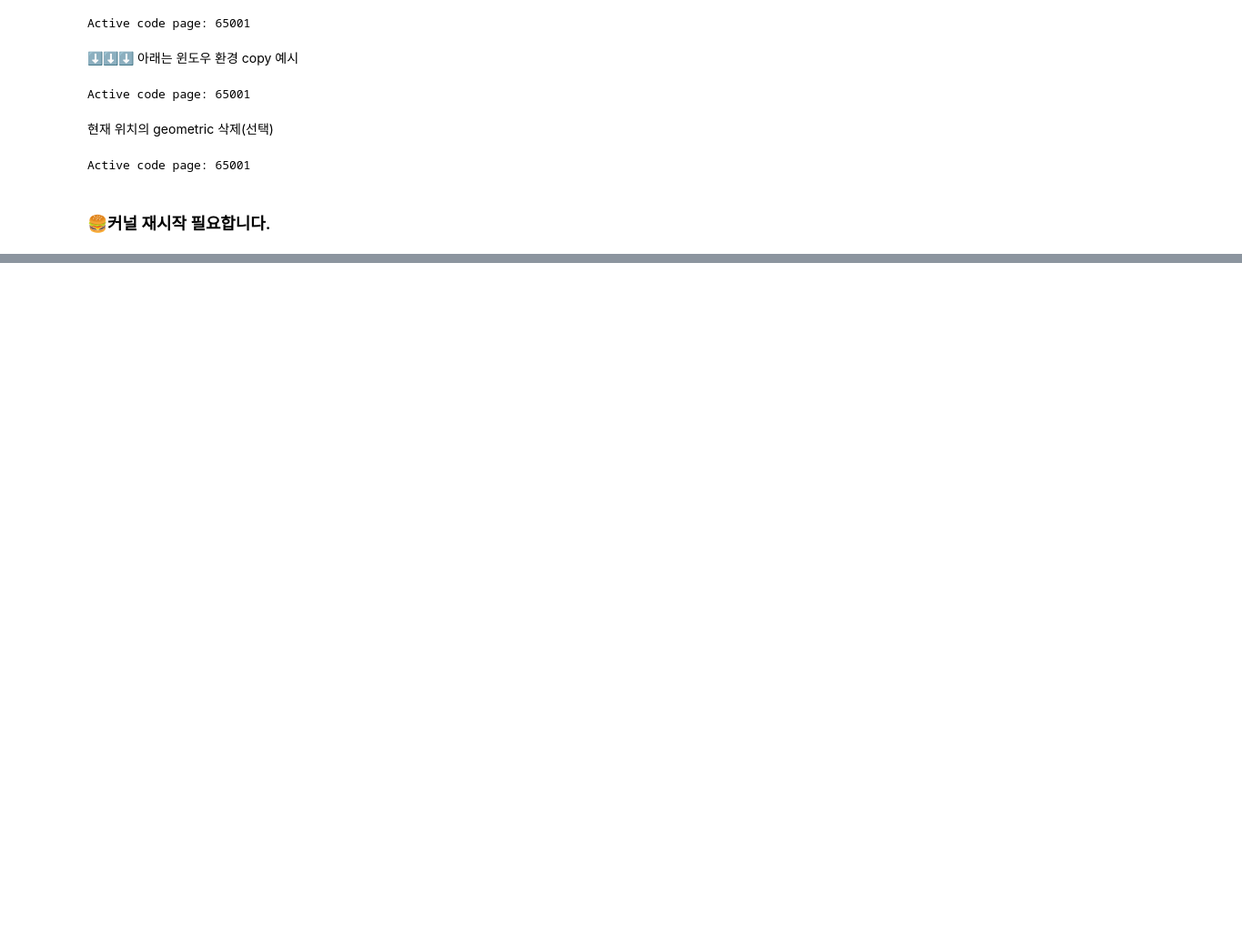
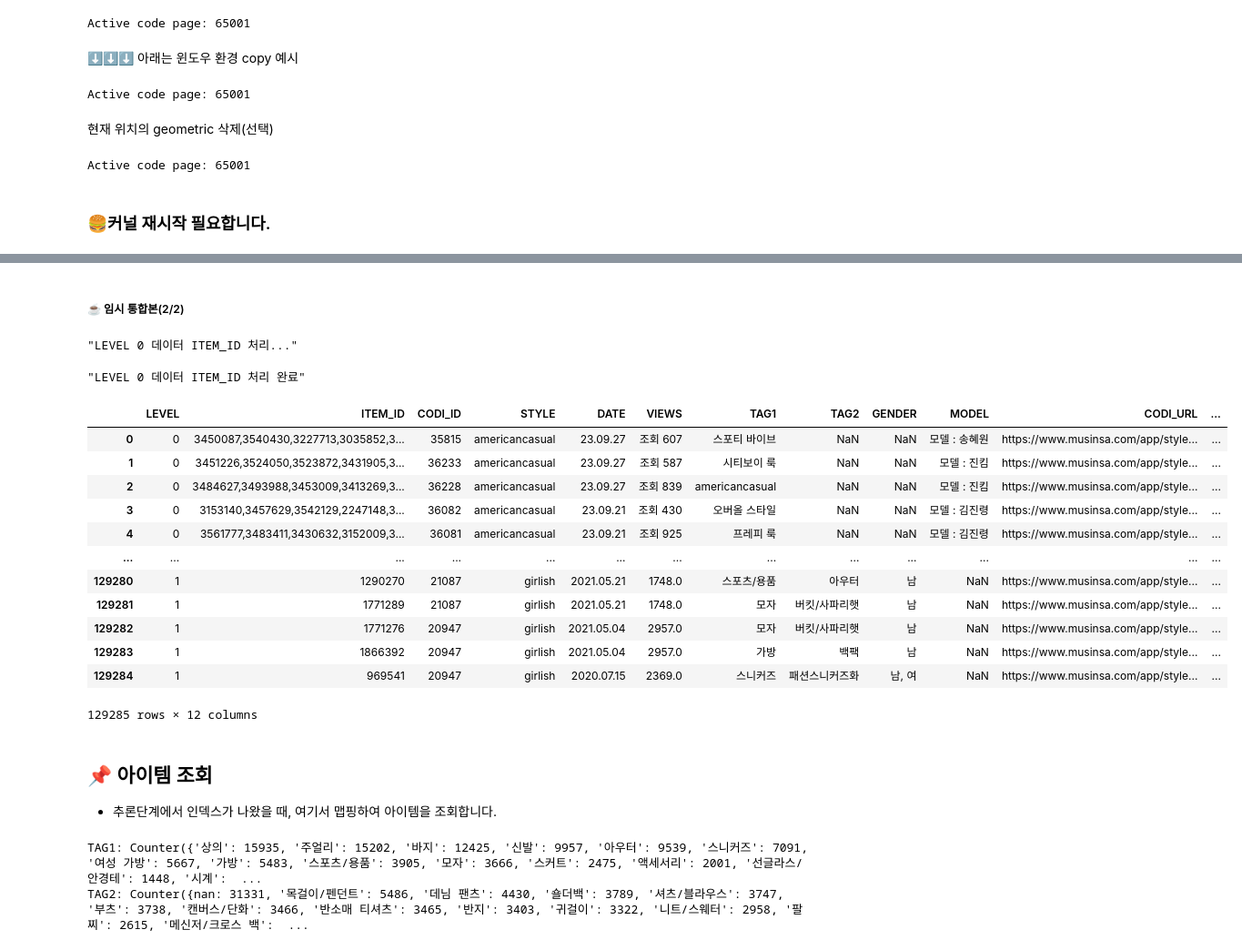
Before and after one commit to cutetory/DSfinal, a Jupyter notebook: step1/source/step1_datasets.ipynb, the cells around one changed output, grey strips where cells are left out. Shown at 91% size. Drawn from its saved outputs; the diff is of its cells as text; code cells hidden in the pictures; blank space fills up the shorter version.

```diff
--- a/step1/source/step1_datasets.ipynb
+++ b/step1/source/step1_datasets.ipynb
@@ -83,0 +482,53 @@ driver = None
+# %% [markdown]
+##### ☕ 임시 통합본(2/2)
+# %%
+df_concat2 = pd.concat([df_level0, df_level1_db], ignore_index=True, axis=0)
+
+df_concat2.insert(7, 'TAG2_', df_concat2['TAG2'])
+df_concat2.insert(8, 'GENDER_', df_concat2['GENDER'])
+df_concat2.drop(['TAG2', 'GENDER'], axis=1, inplace=True)
+df_concat2.rename(columns={'TAG2_': 'TAG2'}, inplace=True)
+df_concat2.rename(columns={'GENDER_': 'GENDER'}, inplace=True)
+
+print(f"\x1b[33m\"LEVEL 0 데이터 ITEM_ID 처리...\"\x1b[0m")
+tmp_dict = dict()
+for codi, item in zip(df_concat2['CODI_ID'], df_concat2['ITEM_ID']):
+    if item is not np.nan:
+        # if codi == 35815:
+        #     print(item)
+        if codi in list(tmp_dict.keys()):
+            tmp_dict[codi] = tmp_dict[codi] + ',' + str(item)
+        else:
+            tmp_dict[codi] = str(item)
+dict_key = list(tmp_dict.keys())
+for idx, item in tqdm(enumerate(df_concat2['CODI_ID'])):
+    if item in dict_key and df_concat2['ITEM_ID'][idx] is np.nan:
+        df_concat2.iloc[idx, 1] = tmp_dict[item]
+print("\x1b[32m\"LEVEL 0 데이터 ITEM_ID 처리 완료\"\x1b[0m")
+
+df_concat2
+# %% [output]
+"LEVEL 0 데이터 ITEM_ID 처리..."
+"LEVEL 0 데이터 ITEM_ID 처리 완료"
+|  | LEVEL | ITEM_ID | CODI_ID | STYLE | DATE | VIEWS | TAG1 | TAG2 | GENDER | MODEL | CODI_URL | ... |
+| 0 | 0 | 3450087,3540430,3227713,3035852,3... | 35815 | americancasual | 23.09.27 | 조회 607 | 스포티 바이브 | NaN | NaN | 모델 : 송혜원 | https://www.musinsa.com/app/style... | ... |
+| 1 | 0 | 3451226,3524050,3523872,3431905,3... | 36233 | americancasual | 23.09.27 | 조회 587 | 시티보이 룩 | NaN | NaN | 모델 : 진킴 | https://www.musinsa.com/app/style... | ... |
+| 2 | 0 | 3484627,3493988,3453009,3413269,3... | 36228 | americancasual | 23.09.27 | 조회 839 | americancasual | NaN | NaN | 모델 : 진킴 | https://www.musinsa.com/app/style... | ... |
+| 3 | 0 | 3153140,3457629,3542129,2247148,3... | 36082 | americancasual | 23.09.21 | 조회 430 | 오버올 스타일 | NaN | NaN | 모델 : 김진령 | https://www.musinsa.com/app/style... | ... |
+| 4 | 0 | 3561777,3483411,3430632,3152009,3... | 36081 | americancasual | 23.09.21 | 조회 925 | 프레피 룩 | NaN | NaN | 모델 : 김진령 | https://www.musinsa.com/app/style... | ... |
+| ... | ... | ... | ... | ... | ... | ... | ... | ... | ... | ... | ... | ... |
+| 129280 | 1 | 1290270 | 21087 | girlish | 2021.05.21 | 1748.0 | 스포츠/용품 | 아우터 | 남 | NaN | https://www.musinsa.com/app/style... | ... |
+| 129281 | 1 | 1771289 | 21087 | girlish | 2021.05.21 | 1748.0 | 모자 | 버킷/사파리햇 | 남 | NaN | https://www.musinsa.com/app/style... | ... |
+| 129282 | 1 | 1771276 | 20947 | girlish | 2021.05.04 | 2957.0 | 모자 | 버킷/사파리햇 | 남 | NaN | https://www.musinsa.com/app/style... | ... |
+| 129283 | 1 | 1866392 | 20947 | girlish | 2021.05.04 | 2957.0 | 가방 | 백팩 | 남 | NaN | https://www.musinsa.com/app/style... | ... |
+| 129284 | 1 | 969541 | 20947 | girlish | 2020.07.15 | 2369.0 | 스니커즈 | 패션스니커즈화 | 남, 여 | NaN | https://www.musinsa.com/app/style... | ... |
+129285 rows × 12 columns
+# %% [markdown]
+## 📌 아이템 조회
+* 추론단계에서 인덱스가 나왔을 때, 여기서 맵핑하여 아이템을 조회합니다.
+# %%
+print(f"TAG1: {Counter(list(df_concat2['TAG1']))}")
+print(f"TAG2: {Counter(list(df_concat2['TAG2']))}")
+# %% [output]
+TAG1: Counter({'상의': 15935, '주얼리': 15202, '바지': 12425, '신발': 9957, '아우터': 9539, '스니커즈': 7091, '여성 가방': 5667, '가방': 5483, '스포츠/용품': 3905, '모자': 3666, '스커트': 2475, '액세서리': 2001, '선글라스/안경테': 1448, '시계':  ...
+TAG2: Counter({nan: 31331, '목걸이/펜던트': 5486, '데님 팬츠': 4430, '숄더백': 3789, '셔츠/블라우스': 3747, '부츠': 3738, '캔버스/단화': 3466, '반소매 티셔츠': 3465, '반지': 3403, '귀걸이': 3322, '니트/스웨터': 2958, '팔찌': 2615, '메신저/크로스 백':  ...
```
Also changed, not shown: parts of 58 cells of this notebook, 17 other files.
